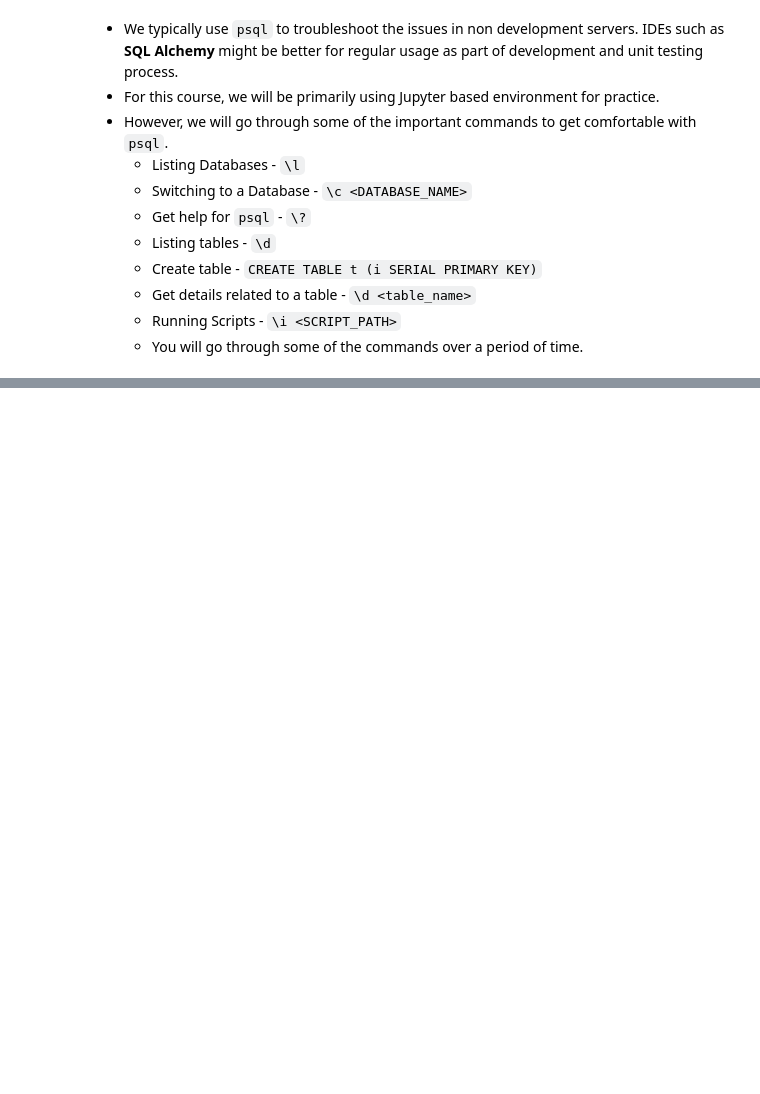
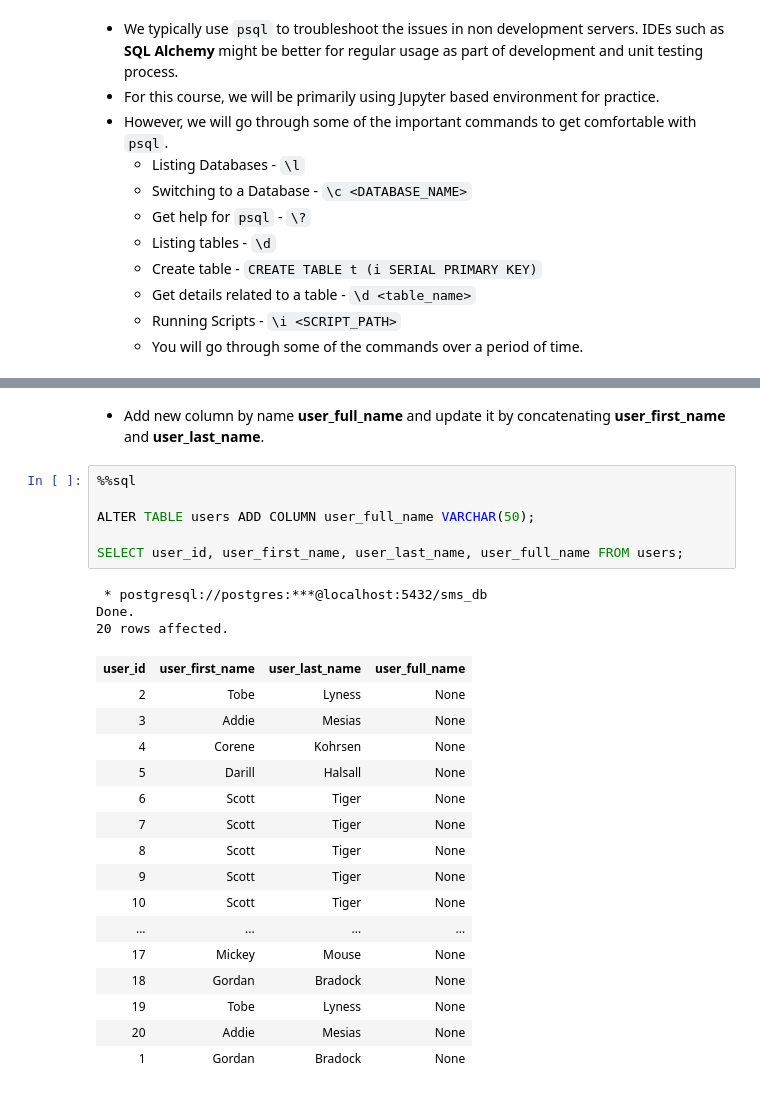
Before and after one commit to ImanJowkar/python-sysadmin, a Jupyter notebook: postgresql.ipynb, the cells around one changed output, grey strips where cells are left out. Cells and saved outputs as stored; diff of their text form; blank space fills up the shorter version.

```diff
--- a/postgresql.ipynb
+++ b/postgresql.ipynb
@@ -106,0 +338,28 @@ env: DATABASE_URL=postgresql://postgres:pwd@localhost:5432/retail_db
+# %% [markdown]
+* Add new column by name **user_full_name** and update it by concatenating **user_first_name** and **user_last_name**.
+# %%
+%%sql
+
+ALTER TABLE users ADD COLUMN user_full_name VARCHAR(50);
+
+SELECT user_id, user_first_name, user_last_name, user_full_name FROM users;
+# %% [output]
+ * postgresql://postgres:***@localhost:5432/sms_db
+Done.
+20 rows affected.
+| user_id | user_first_name | user_last_name | user_full_name |
+| 2 | Tobe | Lyness | None |
+| 3 | Addie | Mesias | None |
+| 4 | Corene | Kohrsen | None |
+| 5 | Darill | Halsall | None |
+| 6 | Scott | Tiger | None |
+| 7 | Scott | Tiger | None |
+| 8 | Scott | Tiger | None |
+| 9 | Scott | Tiger | None |
+| 10 | Scott | Tiger | None |
+| ... | ... | ... | ... |
+| 17 | Mickey | Mouse | None |
+| 18 | Gordan | Bradock | None |
+| 19 | Tobe | Lyness | None |
+| 20 | Addie | Mesias | None |
+| 1 | Gordan | Bradock | None |
```
Also changed, not shown: parts of 23 cells of this notebook.
